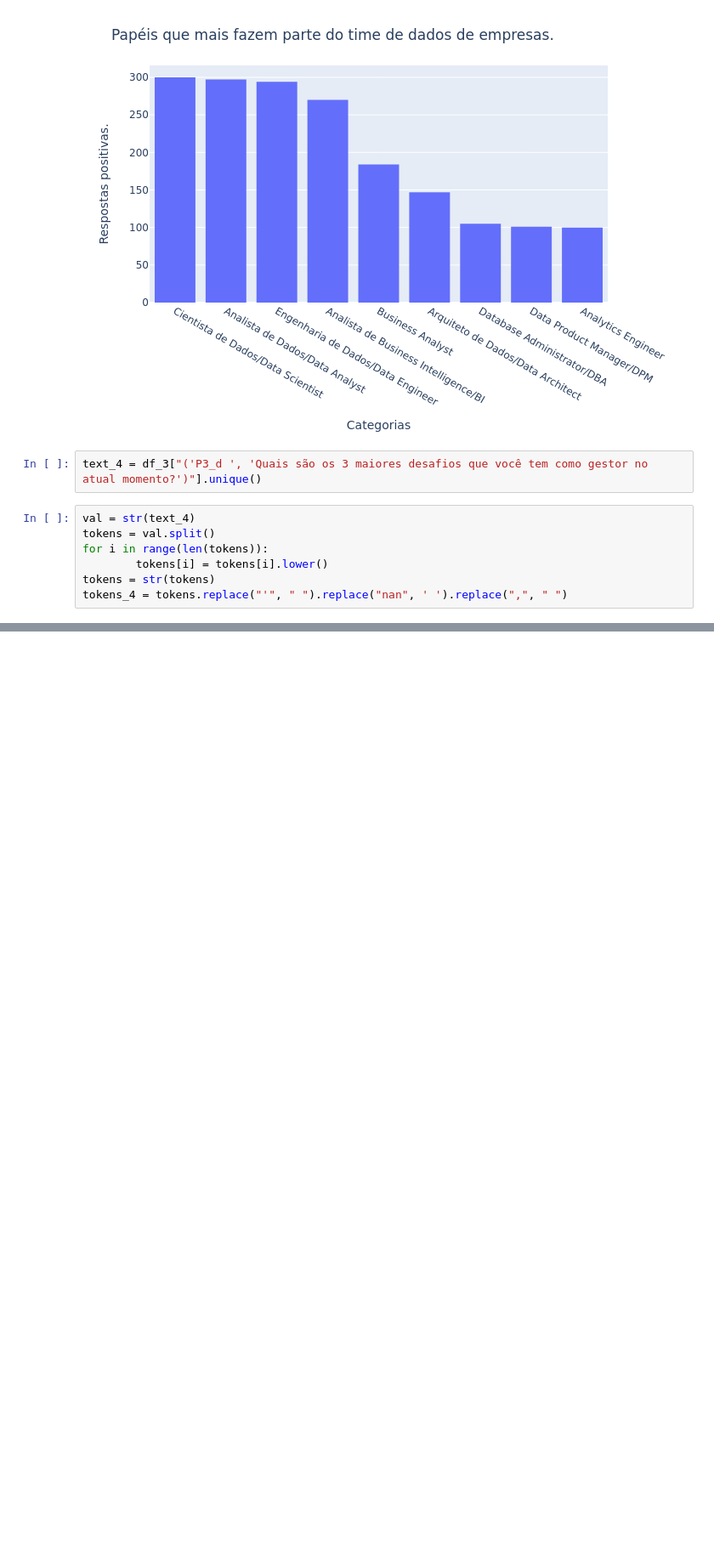
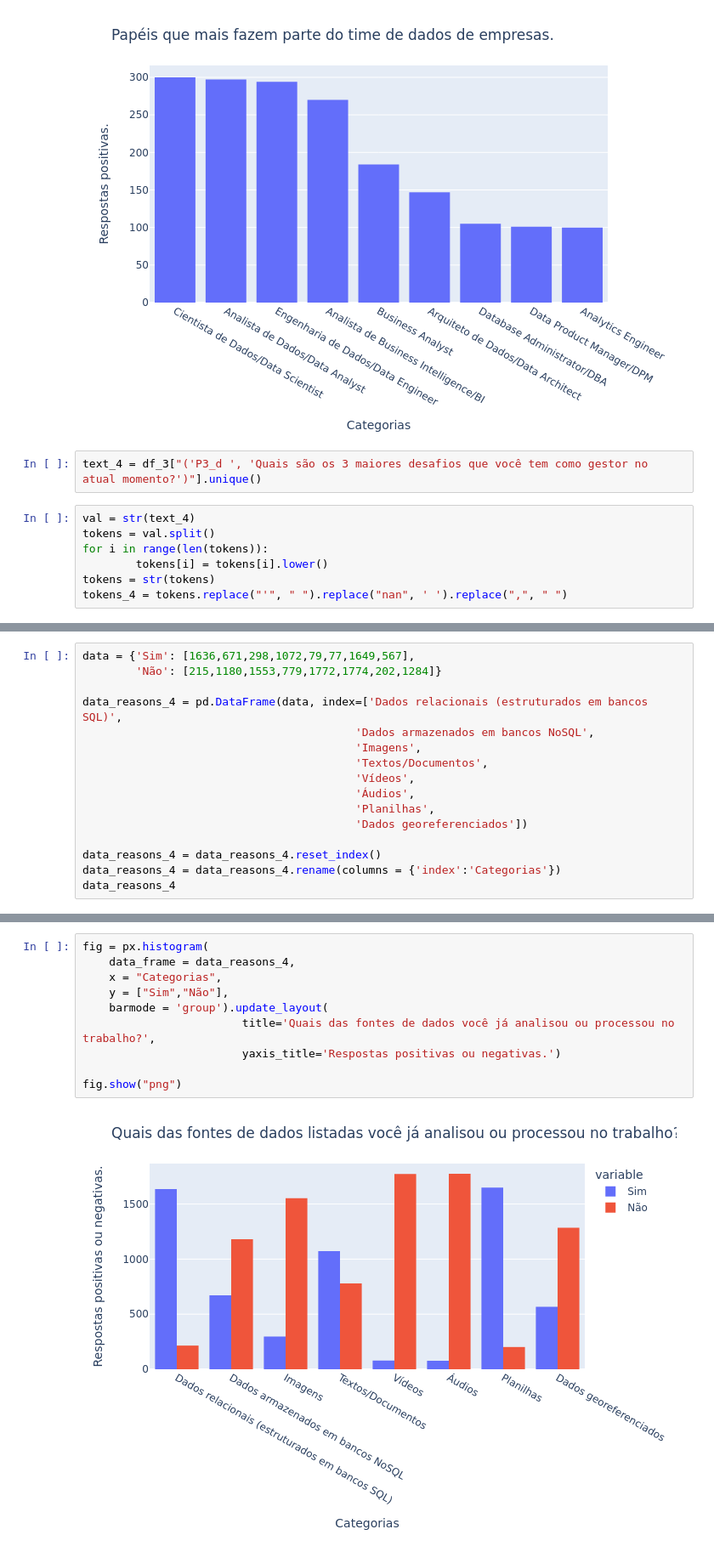
Before and after one commit to anyellequeiroz/State-of-Data-Brazil, a Jupyter notebook: State of data.ipynb, the cells around one changed output, grey strips where cells are left out. Shown at 85% size. Cells and saved outputs as stored; diff of their text form; blank space fills up the shorter version.

```diff
--- a/State of data.ipynb
+++ b/State of data.ipynb
@@ -817,0 +890,16 @@ plt.show()
+# %%
+data = {'Sim': [1636,671,298,1072,79,77,1649,567],
+        'Não': [215,1180,1553,779,1772,1774,202,1284]}
+
+data_reasons_4 = pd.DataFrame(data, index=['Dados relacionais (estruturados em bancos SQL)',
+                                         'Dados armazenados em bancos NoSQL',
+                                         'Imagens',
+                                         'Textos/Documentos',
+                                         'Vídeos',
+                                         'Áudios',
+                                         'Planilhas',
+                                         'Dados georeferenciados'])
+
+data_reasons_4 = data_reasons_4.reset_index()
+data_reasons_4 = data_reasons_4.rename(columns = {'index':'Categorias'})
+data_reasons_4
@@ -817,0 +916,12 @@ plt.show()
+# %%
+fig = px.histogram(
+    data_frame = data_reasons_4,
+    x = "Categorias",
+    y = ["Sim","Não"],
+    barmode = 'group').update_layout(
+                        title='Quais das fontes de dados você já analisou ou processou no trabalho?',
+                        yaxis_title='Respostas positivas ou negativas.')
+
+fig.show("png")
+# %% [output]
+[figure, added]
```
Also changed, not shown: parts of 12 cells of this notebook.
